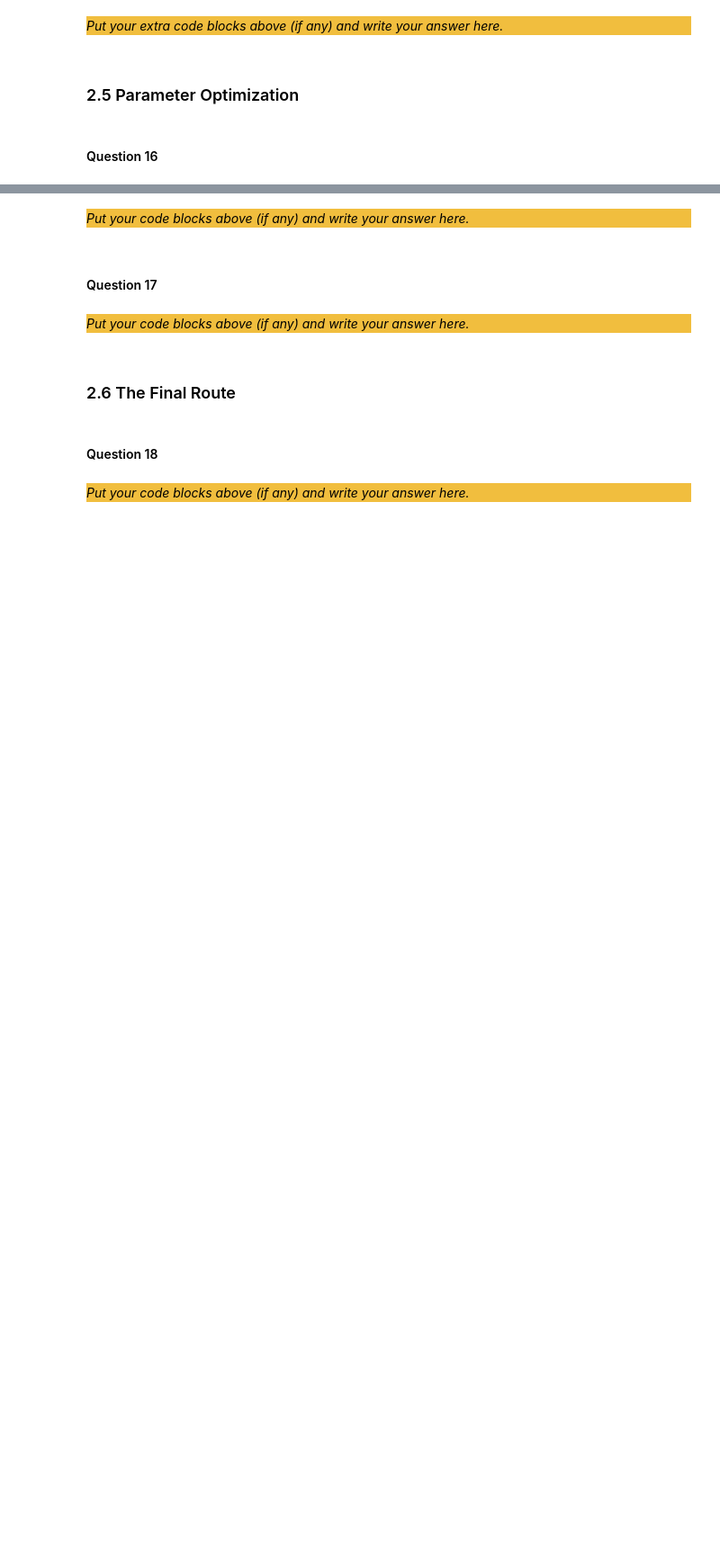
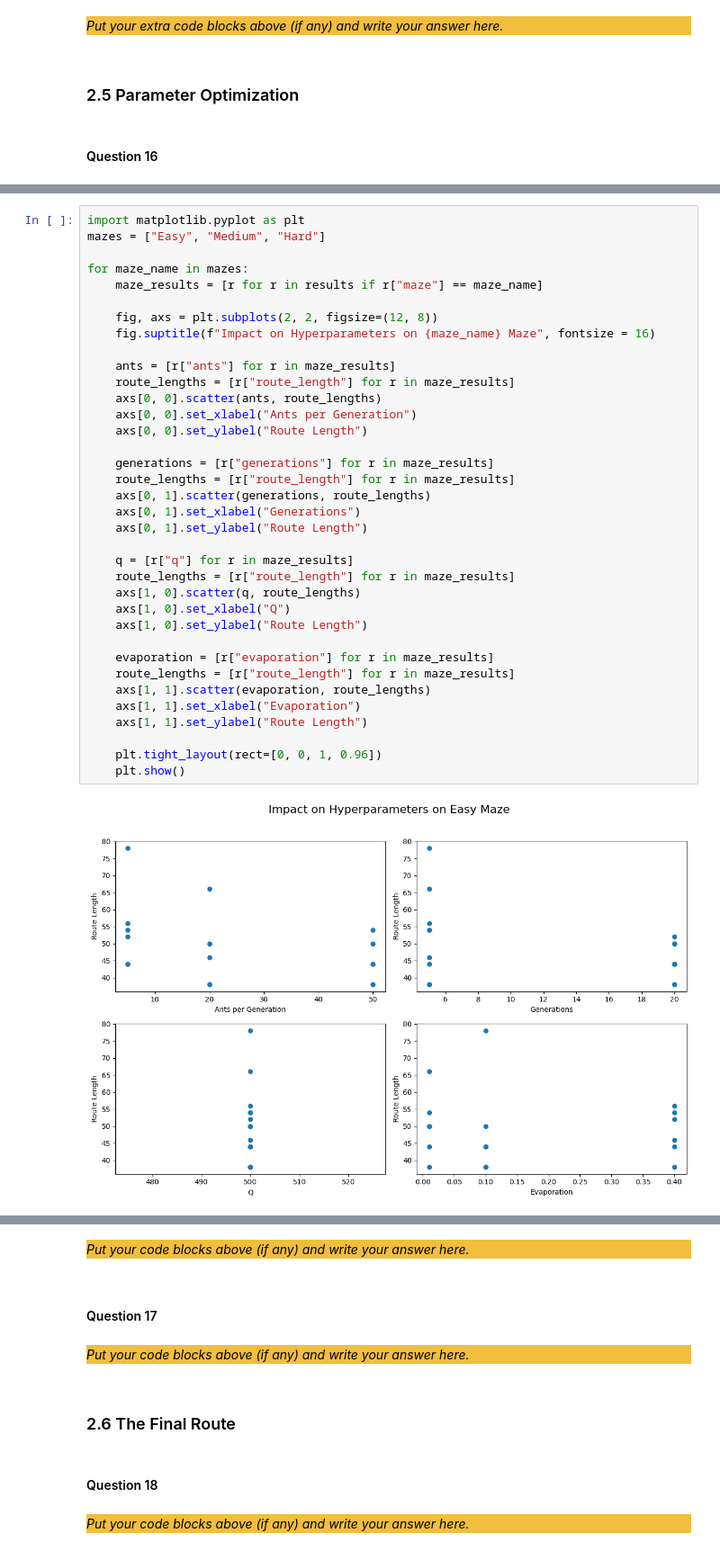
Before and after one commit to BCC-0/Assignment_2_ACO, a Jupyter notebook: src/Main.ipynb, the cells around one changed output, grey strips where cells are left out. Shown at 90% size. Drawn from its saved outputs; the diff is of its cells as text; blank space fills up the shorter version.

```diff
--- a/src/Main.ipynb
+++ b/src/Main.ipynb
@@ -649,0 +805,38 @@ _Put your extra code blocks above (if any) and write your answer here._
+# %%
+import matplotlib.pyplot as plt
+mazes = ["Easy", "Medium", "Hard"]
+
+for maze_name in mazes:
+    maze_results = [r for r in results if r["maze"] == maze_name]
+
+    fig, axs = plt.subplots(2, 2, figsize=(12, 8))
+    fig.suptitle(f"Impact on Hyperparameters on {maze_name} Maze", fontsize = 16)
+
+    ants = [r["ants"] for r in maze_results]
+    route_lengths = [r["route_length"] for r in maze_results]
+    axs[0, 0].scatter(ants, route_lengths)
+    axs[0, 0].set_xlabel("Ants per Generation")
+    axs[0, 0].set_ylabel("Route Length")
+
+    generations = [r["generations"] for r in maze_results]
+    route_lengths = [r["route_length"] for r in maze_results]
+    axs[0, 1].scatter(generations, route_lengths)
+    axs[0, 1].set_xlabel("Generations")
+    axs[0, 1].set_ylabel("Route Length")
+
+    q = [r["q"] for r in maze_results]
+    route_lengths = [r["route_length"] for r in maze_results]
+    axs[1, 0].scatter(q, route_lengths)
+    axs[1, 0].set_xlabel("Q")
+    axs[1, 0].set_ylabel("Route Length")
+
+    evaporation = [r["evaporation"] for r in maze_results]
+    route_lengths = [r["route_length"] for r in maze_results]
+    axs[1, 1].scatter(evaporation, route_lengths)
+    axs[1, 1].set_xlabel("Evaporation")
+    axs[1, 1].set_ylabel("Route Length")
+
+    plt.tight_layout(rect=[0, 0, 1, 0.96])
+    plt.show()
+# %% [output]
+[figure, added]
```
Also changed, not shown: parts of 8 cells of this notebook, 2 other files.
